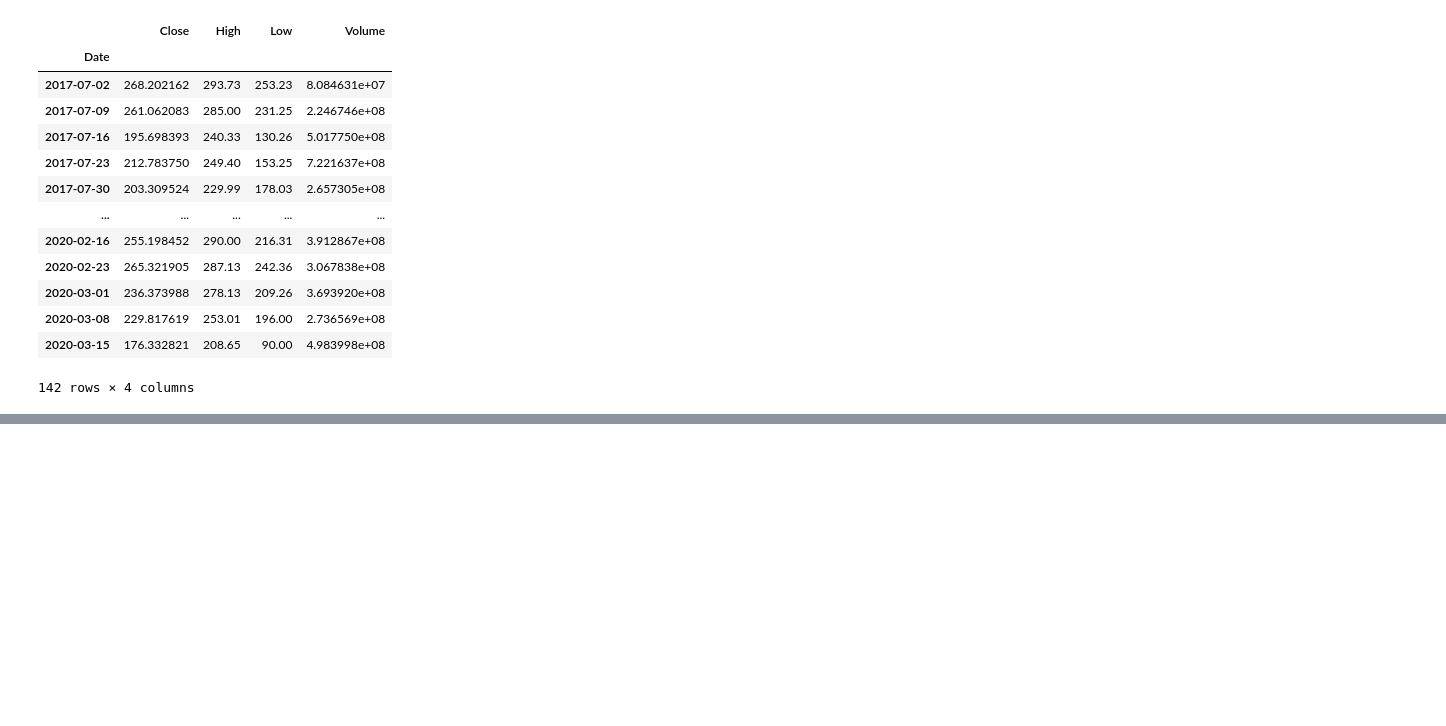
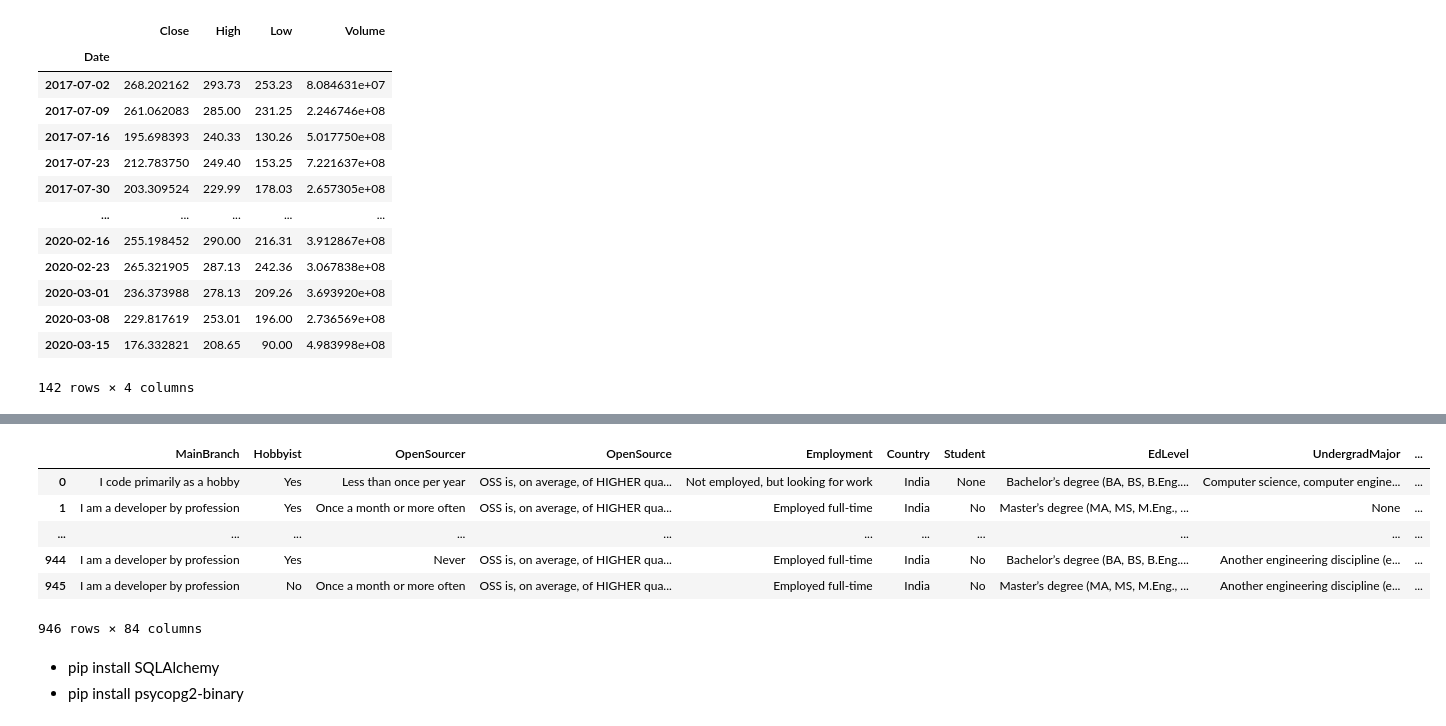
Before and after one commit to davidzheng66/python3, a Jupyter notebook: panda/panda1.ipynb, the cells around one changed output, grey strips where cells are left out. Drawn from its saved outputs; the diff is of its cells as text; code cells hidden in the pictures; blank space fills up the shorter version.

```diff
--- a/panda/panda1.ipynb
+++ b/panda/panda1.ipynb
@@ -1543,0 +1610,14 @@ df.resample('W').agg({'Close':'mean', 'High':'max', 'Low':'min', 'Volume':'sum'}
+# %%
+json = pd.read_json('sample_data/modified.json', orient='records', lines=True)
+json
+# %% [output]
+|  | MainBranch | Hobbyist | OpenSourcer | OpenSource | Employment | Country | Student | EdLevel | UndergradMajor | ... |
+| 0 | I code primarily as a hobby | Yes | Less than once per year | OSS is, on average, of HIGHER qua... | Not employed, but looking for work | India | None | Bachelor’s degree (BA, BS, B.Eng.... | Computer science, computer engine... | ... |
+| 1 | I am a developer by profession | Yes | Once a month or more often | OSS is, on average, of HIGHER qua... | Employed full-time | India | No | Master’s degree (MA, MS, M.Eng., ... | None | ... |
+| ... | ... | ... | ... | ... | ... | ... | ... | ... | ... | ... |
+| 944 | I am a developer by profession | Yes | Never | OSS is, on average, of HIGHER qua... | Employed full-time | India | No | Bachelor’s degree (BA, BS, B.Eng.... | Another engineering discipline (e... | ... |
+| 945 | I am a developer by profession | No | Once a month or more often | OSS is, on average, of HIGHER qua... | Employed full-time | India | No | Master’s degree (MA, MS, M.Eng., ... | Another engineering discipline (e... | ... |
+946 rows × 84 columns
+# %% [markdown]
+* pip install SQLAlchemy
+* pip install psycopg2-binary
```
Also changed, not shown: parts of 18 cells of this notebook.
